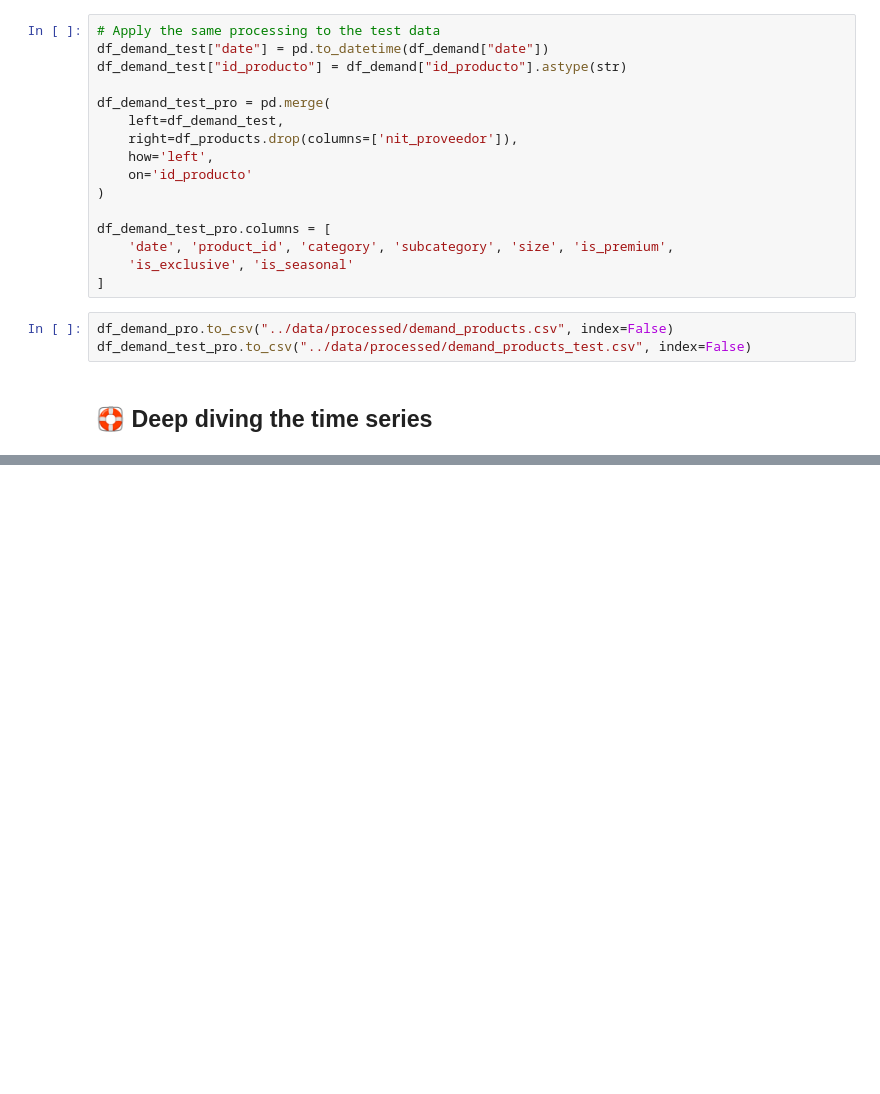
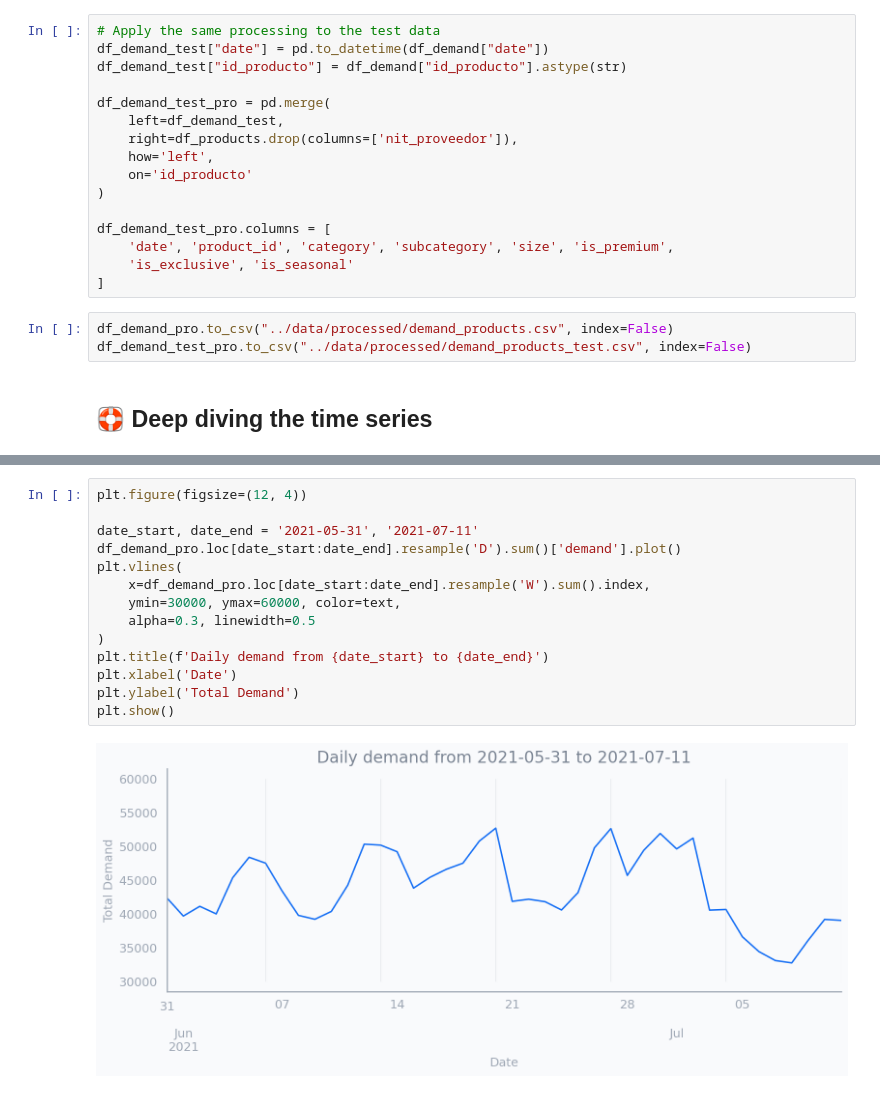
Before and after one commit to dewith/sumz-demand-analysis, a Jupyter notebook: notebooks/eda.ipynb, the cells around one changed output, grey strips where cells are left out. Saved outputs shown, nothing was run; the diff lists cells and outputs as text; blank space fills up the shorter version.

```diff
--- a/notebooks/eda.ipynb
+++ b/notebooks/eda.ipynb
@@ -345,0 +371,16 @@ df_demand_test_pro.to_csv("../data/processed/demand_products_test.csv", index=Fa
+# %%
+plt.figure(figsize=(12, 4))
+
+date_start, date_end = '2021-05-31', '2021-07-11'
+df_demand_pro.loc[date_start:date_end].resample('D').sum()['demand'].plot()
+plt.vlines(
+    x=df_demand_pro.loc[date_start:date_end].resample('W').sum().index,
+    ymin=30000, ymax=60000, color=text,
+    alpha=0.3, linewidth=0.5
+)
+plt.title(f'Daily demand from {date_start} to {date_end}')
+plt.xlabel('Date')
+plt.ylabel('Total Demand')
+plt.show()
+# %% [output]
+[figure, added]
```
Also changed, not shown: parts of 28 cells of this notebook, 2 other files.
